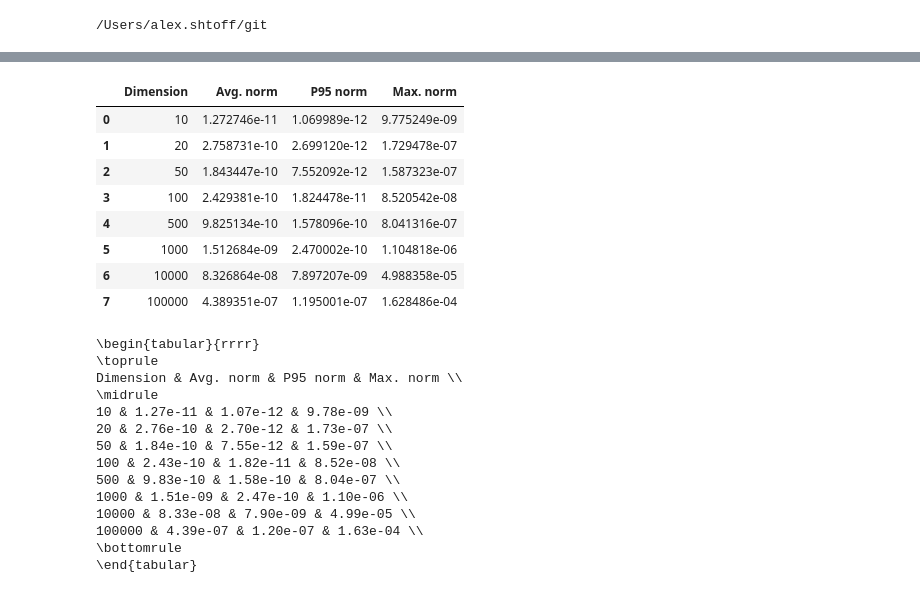
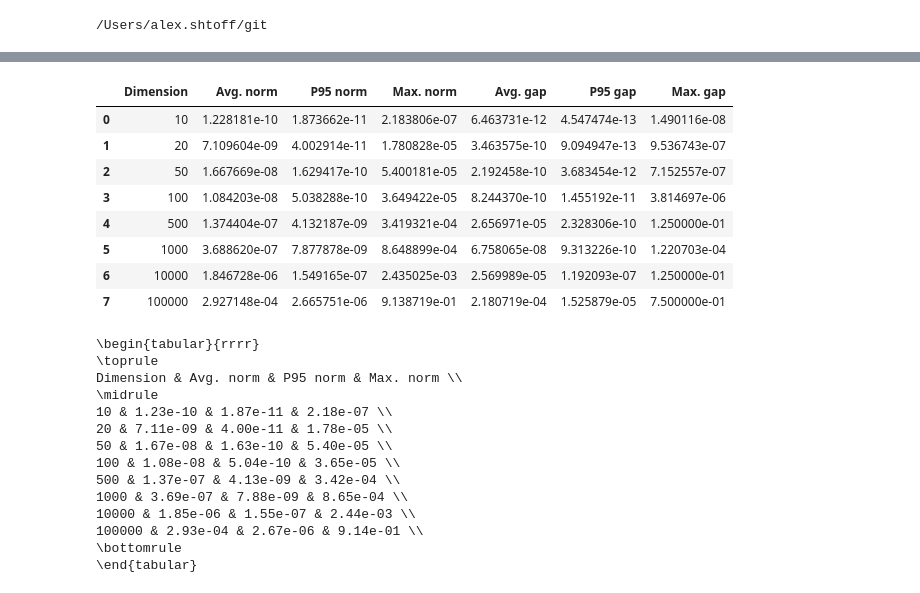
Before and after one commit to alexshtf/exp_prox_pt, a Jupyter notebook: scripts/numerical_accuracy.ipynb, the cells around one changed output, grey strips where cells are left out. Saved outputs shown, nothing was run; the diff lists cells and outputs as text; code cells hidden in the pictures.

Commit message:
Duality gap analysis

```diff
--- a/scripts/numerical_accuracy.ipynb
+++ b/scripts/numerical_accuracy.ipynb
@@ -28,7 +29,7 @@ def generate_data(m, n):
 
     return ws, etas, thetas, phis, bs, alphas
 # %%
-m = 1000
+m = 5000
 n = 50
 ws, etas, thetas, phis, bs, alphas = generate_data(m, n)
 # %%
@@ -70,5 +71,5 @@ for row in range(m):
     w_next_cp.append(u.value)
 w_next_cp = np.stack(w_next_cp)
 # %%
-w_next = prox_op(ws, etas, thetas, phis, bs, alphas)
+w_next, duals = prox_op(ws, etas, thetas, phis, bs, alphas, return_dual=True)
 # %%
@@ -103,34 +101,69 @@ plt.show()
+# %%
+def duality_gaps(duals, w_next, ws, etas, thetas, phis, bs, alphas):
+    alphas = alphas.reshape(-1, 1)
+    etas = etas.reshape(-1, 1)
+
+    def menv(ys):
+        vals = (alphas * np.square(ys) - etas * np.square(phis) + 2 * ys * phis) / (2 * alphas * etas + 2)
+        return np.sum(vals, axis=1)
+
+
+    primal_obj = np.exp(np.sum(thetas * w_next, axis=-1) + bs) + np.sum(
+        phis * w_next +
+        alphas * np.square(w_next) / 2 +
+        np.square(ws - w_next) / (2 * etas), axis=-1)
+
+    dual_obj = (
+        menv(ws - etas * duals * thetas) +
+        (np.sum(thetas * ws, axis=-1) + bs) * duals.ravel() -
+        np.sum(etas * np.square(thetas), axis=-1) * np.square(duals.ravel()) / 2 -
+        (-entr(duals) - duals).ravel()
+    )
+
+    return np.clip(primal_obj - dual_obj, a_min=0, a_max=np.inf)
 # %%
 dims = [10, 20, 50, 100, 500, 1000, 10000, 100000]
 mean_norms = []
 high_pctile_norms = []
 max_norms = []
+mean_gaps = []
+high_pctile_gaps = []
+max_gaps = []
 for dim in dims:
     ws, etas, thetas, phis, bs, alphas = generate_data(m, dim)
-    w_next = prox_op(ws, etas, thetas, phis, bs, alphas)
+    w_next, duals = prox_op(ws, etas, thetas, phis, bs, alphas, return_dual=True)
+
     norms = grad_norms(w_next, ws, etas, thetas, phis, bs, alphas)
     mean_norms.append(np.mean(norms))
     high_pctile_norms.append(np.percentile(norms, q=95))
     max_norms.append(np.max(norms))
+
+    gaps = duality_gaps(duals, w_next, ws, etas, thetas, phis, bs, alphas)
+    mean_gaps.append(np.mean(gaps))
+    high_pctile_gaps.append(np.percentile(gaps, q=95))
+    max_gaps.append(np.max(gaps))
 # %%
 import pandas as pd
 norms_df = pd.DataFrame({
     'Dimension': dims,
     'Avg. norm': mean_norms,
     'P95 norm': high_pctile_norms,
-    'Max. norm': max_norms
+    'Max. norm': max_norms,
+    'Avg. gap': mean_gaps,
+    'P95 gap': high_pctile_gaps,
+    'Max. gap': max_gaps
 })
 norms_df
 # %% [output]
-|  | Dimension | Avg. norm | P95 norm | Max. norm |
-| 0 | 10 | 1.272746e-11 | 1.069989e-12 | 9.775249e-09 |
-| 1 | 20 | 2.758731e-10 | 2.699120e-12 | 1.729478e-07 |
-| 2 | 50 | 1.843447e-10 | 7.552092e-12 | 1.587323e-07 |
-| 3 | 100 | 2.429381e-10 | 1.824478e-11 | 8.520542e-08 |
-| 4 | 500 | 9.825134e-10 | 1.578096e-10 | 8.041316e-07 |
-| 5 | 1000 | 1.512684e-09 | 2.470002e-10 | 1.104818e-06 |
-| 6 | 10000 | 8.326864e-08 | 7.897207e-09 | 4.988358e-05 |
-| 7 | 100000 | 4.389351e-07 | 1.195001e-07 | 1.628486e-04 |
+|  | Dimension | Avg. norm | P95 norm | Max. norm | Avg. gap | P95 gap | Max. gap |
+| 0 | 10 | 1.228181e-10 | 1.873662e-11 | 2.183806e-07 | 6.463731e-12 | 4.547474e-13 | 1.490116e-08 |
+| 1 | 20 | 7.109604e-09 | 4.002914e-11 | 1.780828e-05 | 3.463575e-10 | 9.094947e-13 | 9.536743e-07 |
+| 2 | 50 | 1.667669e-08 | 1.629417e-10 | 5.400181e-05 | 2.192458e-10 | 3.683454e-12 | 7.152557e-07 |
+| 3 | 100 | 1.084203e-08 | 5.038288e-10 | 3.649422e-05 | 8.244370e-10 | 1.455192e-11 | 3.814697e-06 |
+| 4 | 500 | 1.374404e-07 | 4.132187e-09 | 3.419321e-04 | 2.656971e-05 | 2.328306e-10 | 1.250000e-01 |
+| 5 | 1000 | 3.688620e-07 | 7.877878e-09 | 8.648899e-04 | 6.758065e-08 | 9.313226e-10 | 1.220703e-04 |
+| 6 | 10000 | 1.846728e-06 | 1.549165e-07 | 2.435025e-03 | 2.569989e-05 | 1.192093e-07 | 1.250000e-01 |
+| 7 | 100000 | 2.927148e-04 | 2.665751e-06 | 9.138719e-01 | 2.180719e-04 | 1.525879e-05 | 7.500000e-01 |
 # %%
 print(norms_df.to_latex(index=False, float_format="%.2e"))
 # %% [output]
@@ -138,13 +171,13 @@ print(norms_df.to_latex(index=False, float_format="%.2e"))
 \toprule
 Dimension & Avg. norm & P95 norm & Max. norm \\
 \midrule
-10 & 1.27e-11 & 1.07e-12 & 9.78e-09 \\
-20 & 2.76e-10 & 2.70e-12 & 1.73e-07 \\
-50 & 1.84e-10 & 7.55e-12 & 1.59e-07 \\
-100 & 2.43e-10 & 1.82e-11 & 8.52e-08 \\
-500 & 9.83e-10 & 1.58e-10 & 8.04e-07 \\
-1000 & 1.51e-09 & 2.47e-10 & 1.10e-06 \\
-10000 & 8.33e-08 & 7.90e-09 & 4.99e-05 \\
-100000 & 4.39e-07 & 1.20e-07 & 1.63e-04 \\
+10 & 1.23e-10 & 1.87e-11 & 2.18e-07 \\
+20 & 7.11e-09 & 4.00e-11 & 1.78e-05 \\
+50 & 1.67e-08 & 1.63e-10 & 5.40e-05 \\
+100 & 1.08e-08 & 5.04e-10 & 3.65e-05 \\
+500 & 1.37e-07 & 4.13e-09 & 3.42e-04 \\
+1000 & 3.69e-07 & 7.88e-09 & 8.65e-04 \\
+10000 & 1.85e-06 & 1.55e-07 & 2.44e-03 \\
+100000 & 2.93e-04 & 2.67e-06 & 9.14e-01 \\
 \bottomrule
 \end{tabular}
```
Also changed, not shown: parts of 4 cells of this notebook, 1 other file.
